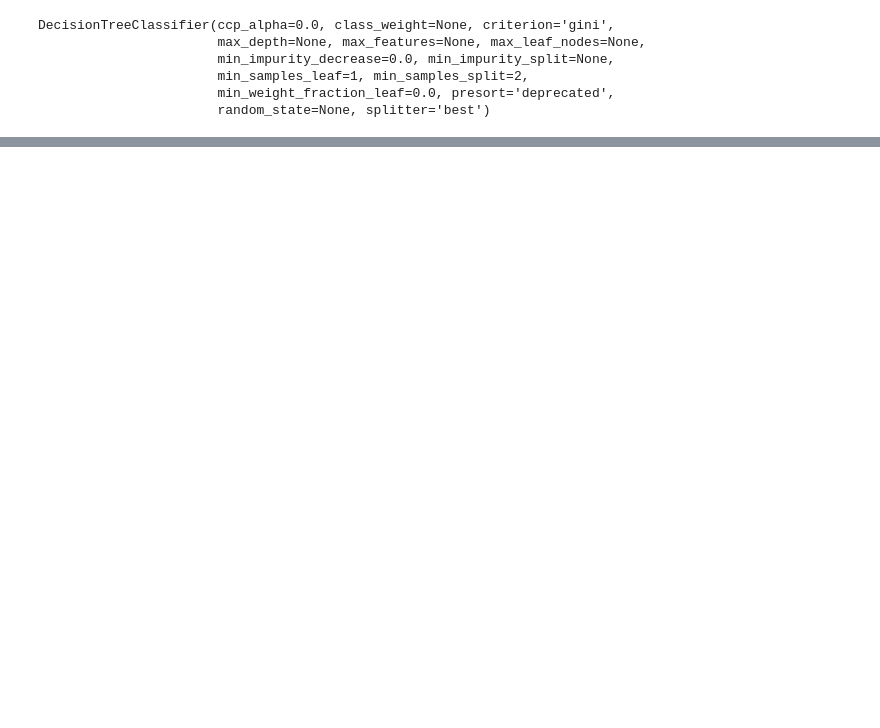
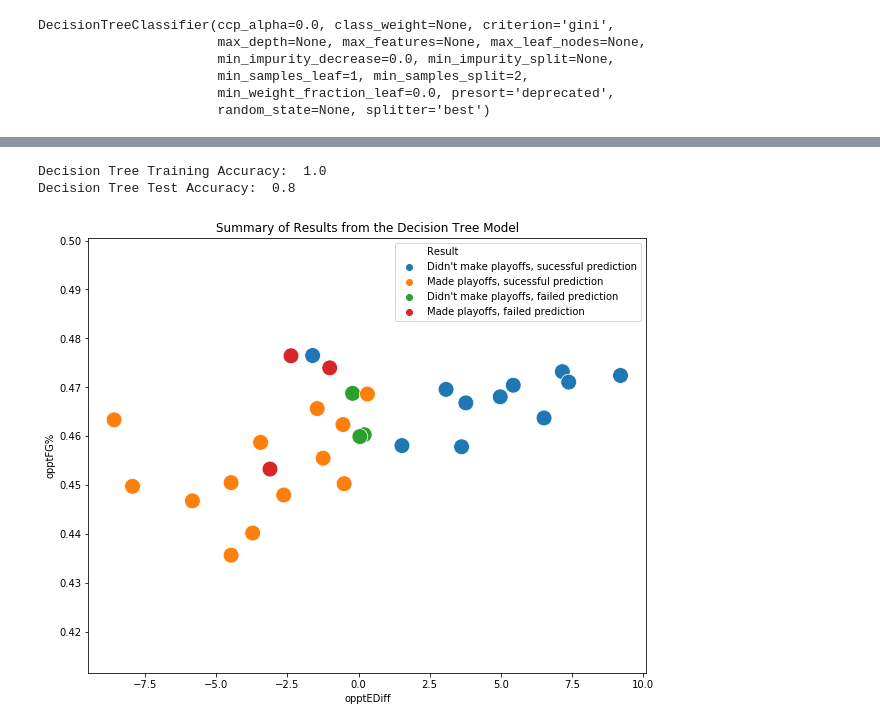
Before and after one commit to michelleli142/data100finalproject, a Jupyter notebook: final_proj.ipynb, the cells around one changed output, grey strips where cells are left out. Saved outputs shown, nothing was run; the diff lists cells and outputs as text; code cells hidden in the pictures; blank space fills up the shorter version.

```diff
--- a/final_proj.ipynb
+++ b/final_proj.ipynb
@@ -307,0 +303,17 @@ Decision Tree Test Accuracy:  0.8
+# %%
+dt_training_accuracy = dt_model.score(games1617scaled, playoffs1617)
+dt_test_accuracy = dt_model.score(games1718scaled, playoffs1718)
+print("Decision Tree Training Accuracy: ", dt_training_accuracy)
+print("Decision Tree Test Accuracy: ", dt_test_accuracy)
+dt_results = pd.DataFrame(data={'team': games1718['teamAbbr'], 'playoffs predictions': dt_model.predict(games1718scaled), 'went to playoffs': playoffs1718})
+
+prediction_data = dt_results.join(games1718)
+prediction_data["Result"] = prediction_data.apply(conditional, axis=1)
+plt.figure(figsize=(10, 8))
+ax = sns.scatterplot(x='opptEDiff', y='opptFG%', hue='Result', data=prediction_data, s=250)
+plt.title("Summary of Results from the Decision Tree Model")
+plt.show();
+# %% [output]
+Decision Tree Training Accuracy:  1.0
+Decision Tree Test Accuracy:  0.8
+[figure, added]
```
Also changed, not shown: parts of 8 cells of this notebook, 1 other file.
